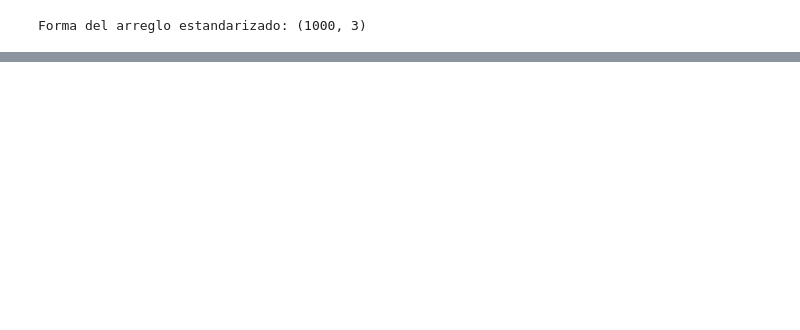
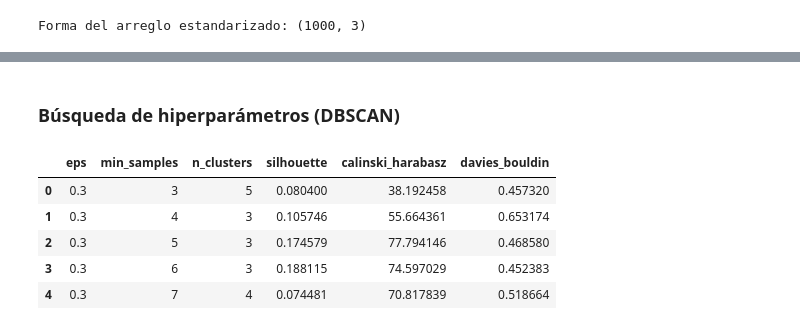
Before and after one commit to D4RKL10N3823/modelo-clustering, a Jupyter notebook: Modelo_Clustering.ipynb, the cells around one changed output, grey strips where cells are left out. Saved outputs shown, nothing was run; the diff lists cells and outputs as text; code cells hidden in the pictures; blank space fills up the shorter version.

```diff
--- a/Modelo_Clustering.ipynb
+++ b/Modelo_Clustering.ipynb
@@ -49,0 +101,53 @@ Forma del arreglo estandarizado: (1000, 3)
+# %% [markdown]
+### Búsqueda de hiperparámetros (DBSCAN)
+# %%
+# Rango de búsqueda para eps y min_samples
+eps_values = np.arange(0.3, 1.1, 0.1)
+min_samples_values = range(3, 11)
+
+resultados_dbscan_optimizado = []
+
+for eps in eps_values:
+    for min_samples in min_samples_values:
+        dbscan = DBSCAN(eps=eps, min_samples=min_samples)
+        labels = dbscan.fit_predict(X_scaled)
+
+        # Número de clusters
+        etiquetas_unicas = set(labels)
+        if -1 in etiquetas_unicas:
+            etiquetas_unicas.remove(-1)
+        n_clusters = len(etiquetas_unicas)
+
+        # Si hay menos de 2 clusters válidos, no se pueden calcular bien las métricas
+        if n_clusters < 2:
+            silhouette = np.nan
+            ch_index = np.nan
+            db_index = np.nan
+        else:
+            # Filtramos ruido para el cálculo de métricas
+            mask_no_noise = labels != -1
+            X_valid = X_scaled[mask_no_noise]
+            labels_valid = labels[mask_no_noise]
+
+            silhouette = silhouette_score(X_valid, labels_valid)
+            ch_index = calinski_harabasz_score(X_valid, labels_valid)
+            db_index = davies_bouldin_score(X_valid, labels_valid)
+
+        resultados_dbscan_optimizado.append({
+            "eps": eps,
+            "min_samples": min_samples,
+            "n_clusters": n_clusters,
+            "silhouette": silhouette,
+            "calinski_harabasz": ch_index,
+            "davies_bouldin": db_index
+        })
+
+df_dbscan = pd.DataFrame(resultados_dbscan_optimizado)
+df_dbscan.head()
+# %% [output]
+|  | eps | min_samples | n_clusters | silhouette | calinski_harabasz | davies_bouldin |
+| 0 | 0.3 | 3 | 5 | 0.080400 | 38.192458 | 0.457320 |
+| 1 | 0.3 | 4 | 3 | 0.105746 | 55.664361 | 0.653174 |
+| 2 | 0.3 | 5 | 3 | 0.174579 | 77.794146 | 0.468580 |
+| 3 | 0.3 | 6 | 3 | 0.188115 | 74.597029 | 0.452383 |
+| 4 | 0.3 | 7 | 4 | 0.074481 | 70.817839 | 0.518664 |
```
Also changed, not shown: parts of 18 cells of this notebook.
